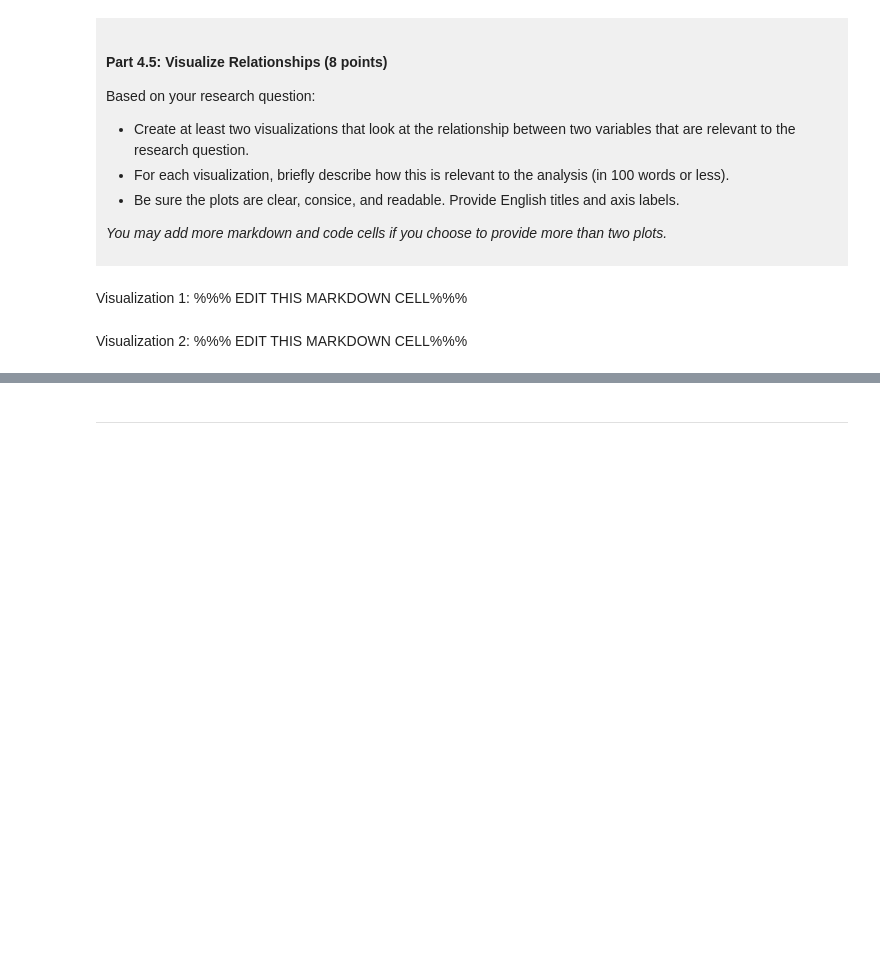
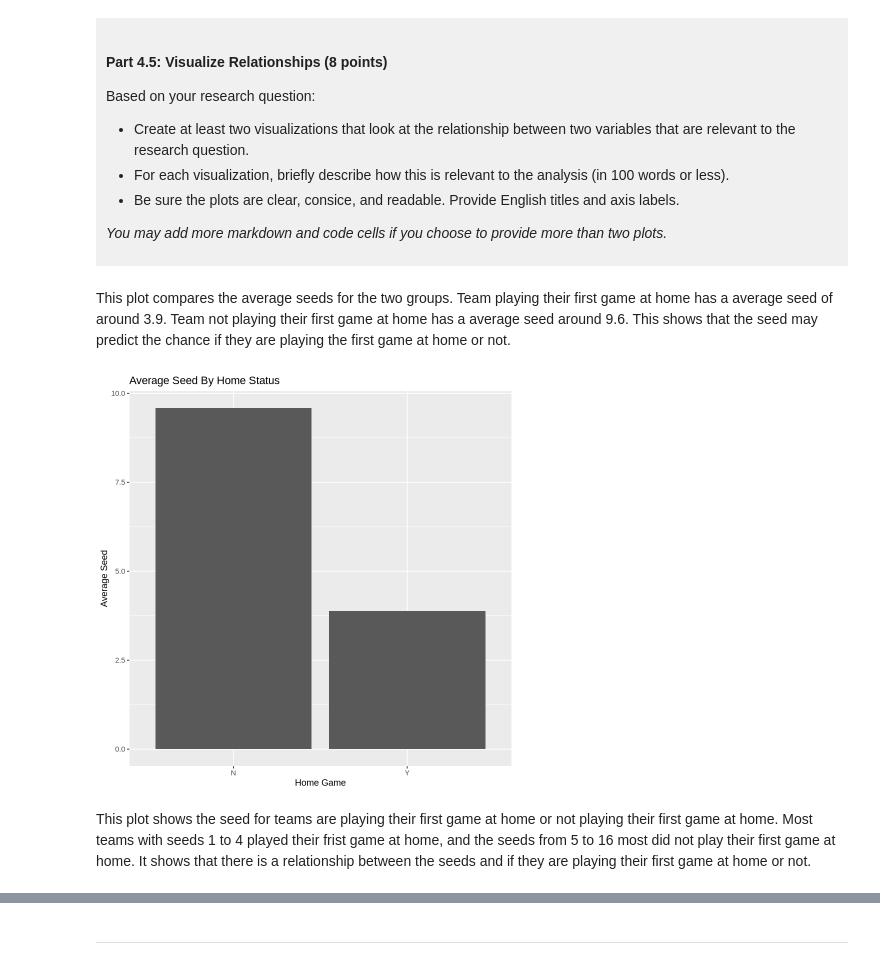
Before and after one commit to Owen7780/dsci-100-project-Owen-Xu, a Jupyter notebook: dsci-100-project-notebook.ipynb, the cells around one changed output, grey strips where cells are left out. Drawn from its saved outputs; the diff is of its cells as text; code cells hidden in the pictures; blank space fills up the shorter version.

```diff
--- a/dsci-100-project-notebook.ipynb
+++ b/dsci-100-project-notebook.ipynb
@@ -306,9 +350,18 @@ Based on your research question:
 *You may add more markdown and code cells if you choose to provide more than two plots.*
 </div>
 # %% [markdown]
-Visualization 1: %%% EDIT THIS MARKDOWN CELL%%%
+This plot compares the average seeds for the two groups. Team playing their first game at home has a average seed of around 3.9. Team not playing their first game at home has a average seed around 9.6. This shows that the seed may predict the chance if they are playing the first game at home or not.
 # %%
-### EDIT THIS CODE CELL FOR VISUALIZATION 1###
+wmm_tidy |>
+group_by(first_game_at_home) |>
+summarize(mean_seed = mean(seed, na.rm = TRUE)) |>
+ggplot(aes(x = first_game_at_home, y = mean_seed)) +
+geom_bar(stat = "identity") +
+labs(title = "Average Seed By Home Status",
+    x = "Home Game",
+    y = "Average Seed")
+# %% [output]
+[figure, added]
 # %% [markdown]
-Visualization 2: %%% EDIT THIS MARKDOWN CELL%%%
+This plot shows the seed for teams are playing their first game at home or not playing their first game at home. Most teams with seeds 1 to 4 played their frist game at home, and the seeds from 5 to 16 most did not play their first game at home. It shows that there is a relationship between the seeds and if they are playing their first game at home or not.
 # %%
```
Also changed, not shown: parts of 7 cells of this notebook.
